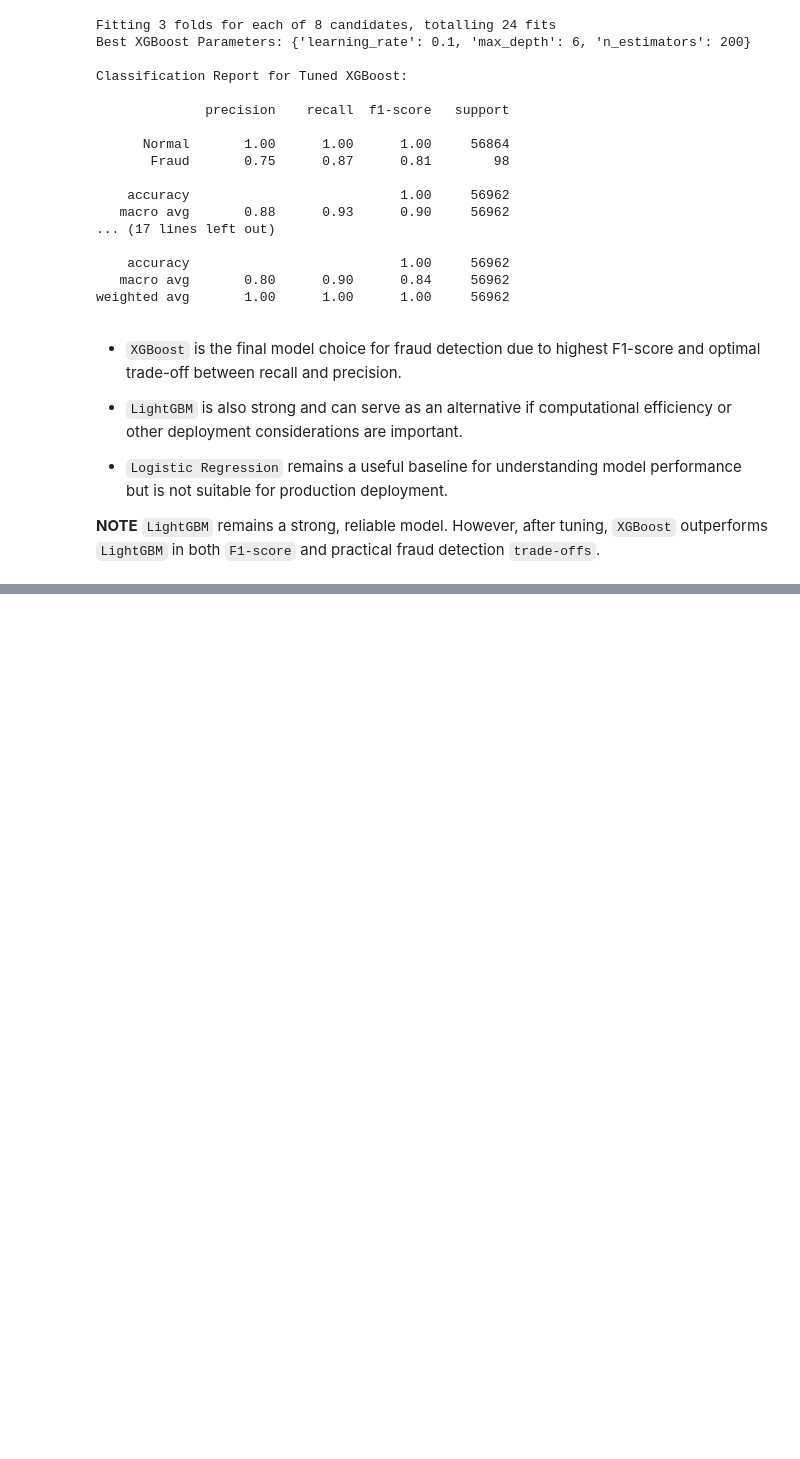
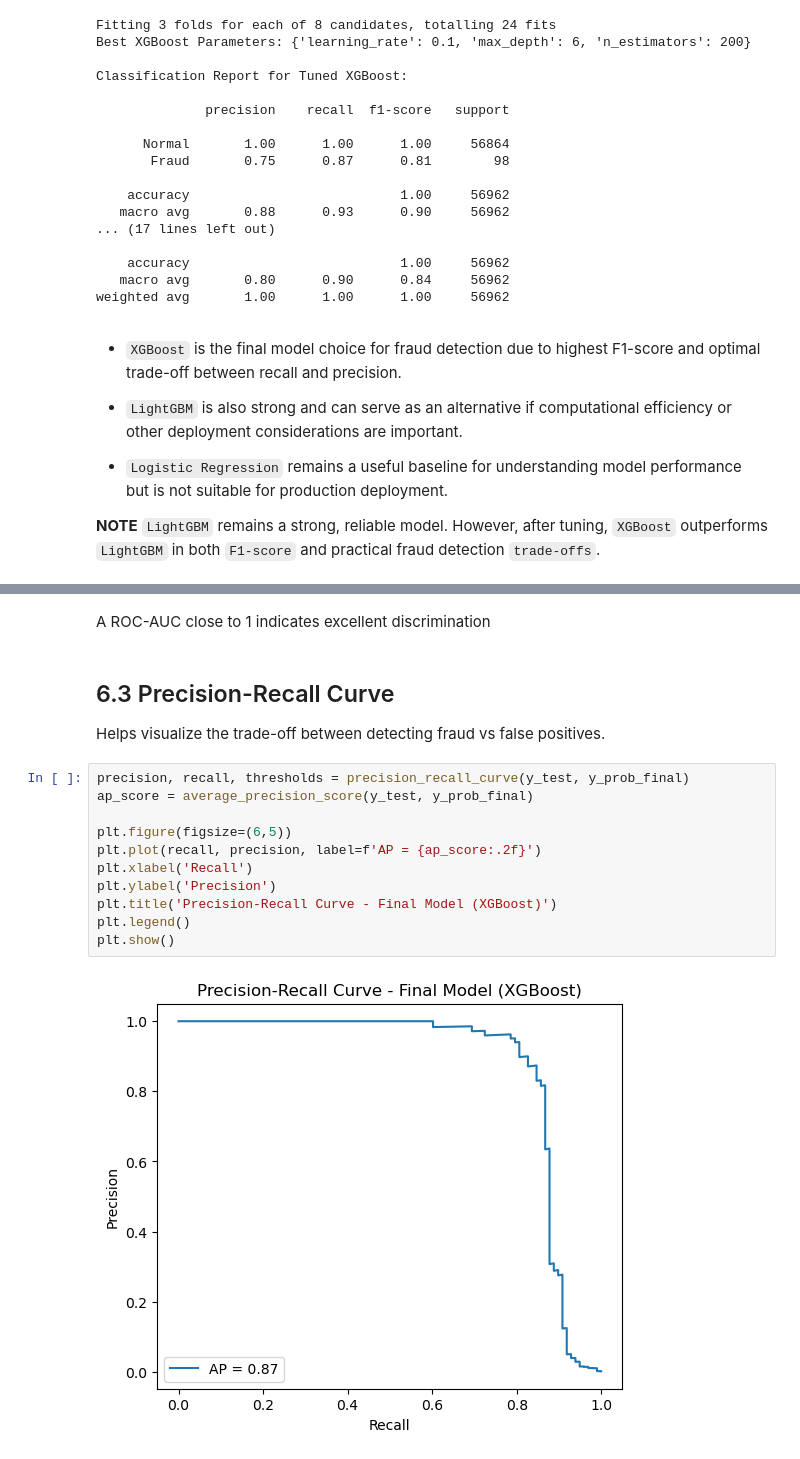
Before and after one commit to Alice-Mathenge/Credit-Card-Fraud-Detection-Analysis, a Jupyter notebook: Notebooks/Index.ipynb, the cells around one changed output, grey strips where cells are left out. Saved outputs shown, nothing was run; the diff lists cells and outputs as text; blank space fills up the shorter version.

```diff
--- a/Notebooks/Index.ipynb
+++ b/Notebooks/Index.ipynb
@@ -829,0 +886,18 @@ weighted avg       1.00      1.00      1.00     56962
+# %% [markdown]
+A ROC-AUC close to 1 indicates excellent discrimination
+# %% [markdown]
+## 6.3 Precision-Recall Curve
+Helps visualize the trade-off between detecting fraud vs false positives.
+# %%
+precision, recall, thresholds = precision_recall_curve(y_test, y_prob_final)
+ap_score = average_precision_score(y_test, y_prob_final)
+
+plt.figure(figsize=(6,5))
+plt.plot(recall, precision, label=f'AP = {ap_score:.2f}')
+plt.xlabel('Recall')
+plt.ylabel('Precision')
+plt.title('Precision-Recall Curve - Final Model (XGBoost)')
+plt.legend()
+plt.show()
+# %% [output]
+[figure, added]
```
Also changed, not shown: parts of 11 cells of this notebook.
